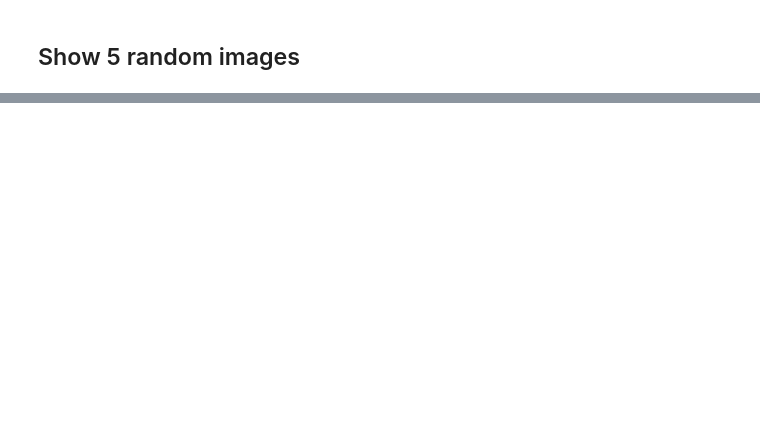
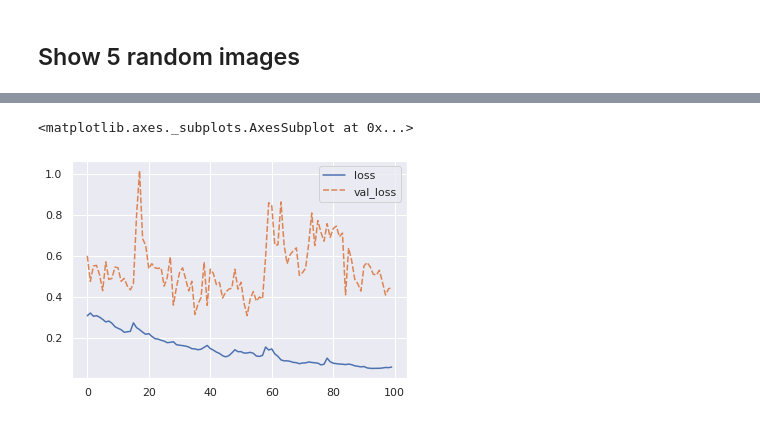
Before and after one commit to stianteien/M_DV_V2022, a Jupyter notebook: spectral_library/unet.ipynb, the cells around one changed output, grey strips where cells are left out. Drawn from its saved outputs; the diff is of its cells as text; code cells hidden in the pictures; blank space fills up the shorter version.

```diff
--- a/spectral_library/unet.ipynb
+++ b/spectral_library/unet.ipynb
@@ -86,0 +127,16 @@ plt.show()
+# %%
+u = vanilla_unet()
+
+img1 = Input(shape=(128,128,399))
+
+model = u.get_unet(img1, None, n_classes=11, last_activation='softmax')
+
+model.compile(optimizer='adam',
+                         loss='categorical_crossentropy')
+# %%
+mean = X_train.mean(axis=0)
+std = X_train.std(axis=0)
+
+X_train -= mean
+X_val -= mean
+#X_train /= std
@@ -86,0 +145,6 @@ plt.show()
+# %%
+h = model.fit(X_train,
+              y_train,
+              validation_data=(X_val,y_val),
+              batch_size=16,
+              epochs=150)
@@ -86,0 +169,6 @@ plt.show()
+# %%
+sns.set_theme()
+sns.lineplot(data={key:(h.history[key][50:]) for key in ['loss', 'val_loss']})
+# %% [output]
+<matplotlib.axes._subplots.AxesSubplot at 0x...>
+[figure, added]
```
Also changed, not shown: parts of 16 cells of this notebook.
